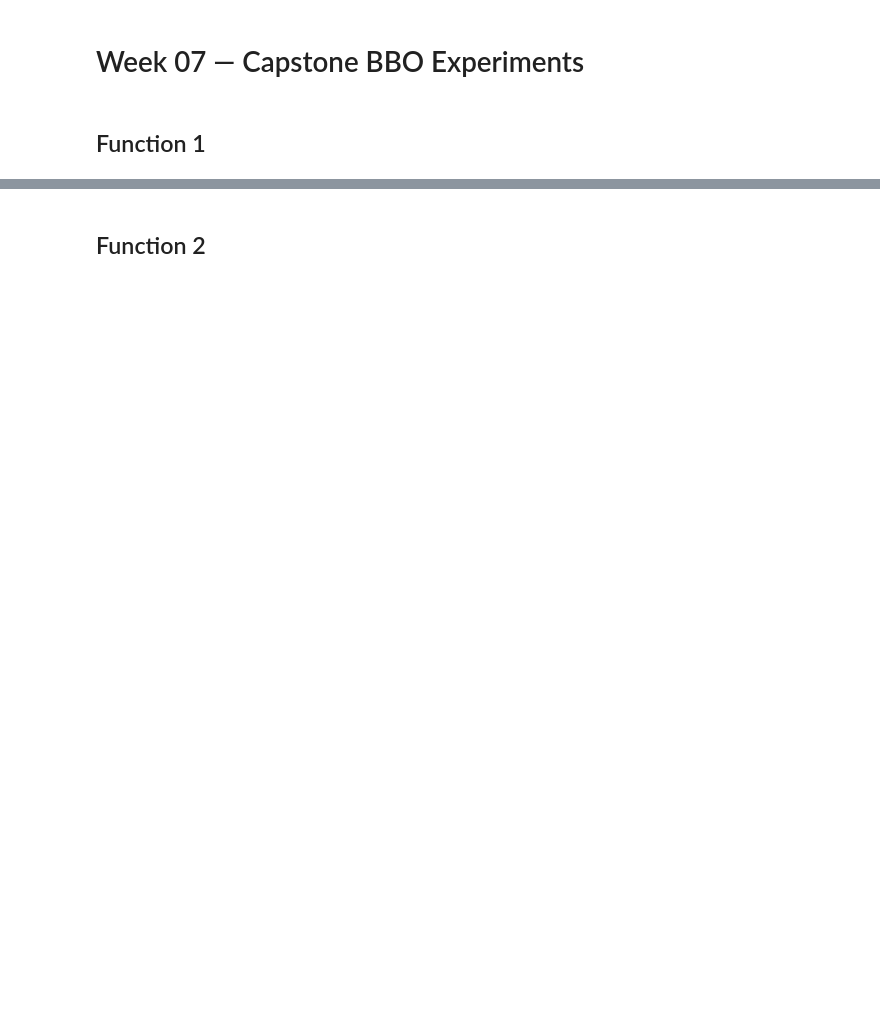
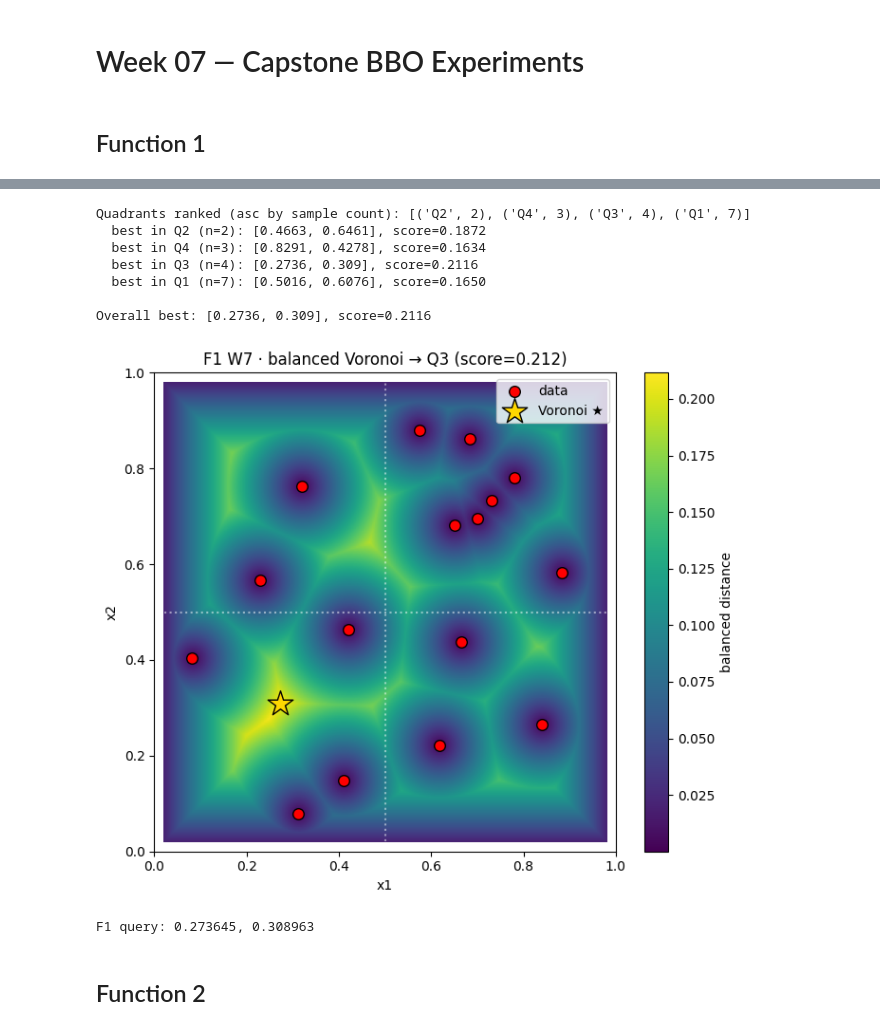
Before and after one commit to martinijfb/capstone_project_AI_ML, a Jupyter notebook: notebooks/week_07.ipynb, the cells around one changed output, grey strips where cells are left out. Cells and saved outputs as stored; diff of their text form; code cells hidden in the pictures; blank space fills up the shorter version.

```diff
--- a/notebooks/week_07.ipynb
+++ b/notebooks/week_07.ipynb
@@ -43,3 +353,64 @@ next_query_1 = None
+# %%
+# ============================================================
+# F1 — Cell H: Balanced Voronoi (fallback) — Q-aware ranking
+# ============================================================
+gv = 300
+xv, yv = np.meshgrid(np.linspace(0.02, 0.98, gv), np.linspace(0.02, 0.98, gv))
+candv = np.column_stack([xv.ravel(), yv.ravel()])
+d_data = cdist(candv, X).min(axis=1)
+d_bdy  = np.minimum(np.minimum(candv[:,0], 1-candv[:,0]), np.minimum(candv[:,1], 1-candv[:,1]))
+balanced = np.minimum(d_data, d_bdy)
+
+def in_q(p, q):
+    if q == 'Q1': return (p[:,0] >= 0.5) & (p[:,1] >= 0.5)
+    if q == 'Q2': return (p[:,0] <  0.5) & (p[:,1] >= 0.5)
+    if q == 'Q3': return (p[:,0] <  0.5) & (p[:,1] <  0.5)
+    if q == 'Q4': return (p[:,0] >= 0.5) & (p[:,1] <  0.5)
+
+ranked = sorted(qc.items(), key=lambda t: t[1])
+print("Quadrants ranked (asc by sample count):", ranked)
+for q, cnt in ranked:
+    mask = in_q(candv, q)
+    sub = balanced.copy(); sub[~mask] = -1
+    bi = sub.argmax()
+    print(f"  best in {q} (n={cnt}): {candv[bi].round(4).tolist()}, score={balanced[bi]:.4f}")
+
+i_v = balanced.argmax()
+voronoi_query = candv[i_v]
+print(f"\nOverall best: {voronoi_query.round(4).tolist()}, score={balanced[i_v]:.4f}")
+
+# Plot
+fig, ax = plt.subplots(figsize=(7, 6))
+im = ax.imshow(balanced.reshape(gv, gv), origin='lower', extent=(0.02, 0.98, 0.02, 0.98),
+               cmap='viridis', aspect='auto')
+ax.scatter(X[:,0], X[:,1], c='red', s=70, edgecolor='k', label='data')
+ax.scatter(*voronoi_query, marker='*', s=400, c='gold', edgecolor='k', zorder=5, label='Voronoi ★')
+ax.axhline(0.5, color='white', linestyle=':', alpha=0.5)
+ax.axvline(0.5, color='white', linestyle=':', alpha=0.5)
+plt.colorbar(im, ax=ax, label='balanced distance')
+ax.set_xlabel('x1'); ax.set_ylabel('x2'); ax.set_xlim(0,1); ax.set_ylim(0,1)
+ax.set_title(f'F1 W7 · balanced Voronoi → Q3 (score={balanced[i_v]:.3f})')
+ax.legend()
+plt.tight_layout()
+plt.savefig('../plots/week_07/function_1_voronoi.png', dpi=110, bbox_inches='tight')
+plt.show()
+# %% [output]
+Quadrants ranked (asc by sample count): [('Q2', 2), ('Q4', 3), ('Q3', 4), ('Q1', 7)]
+  best in Q2 (n=2): [0.4663, 0.6461], score=0.1872
+  best in Q4 (n=3): [0.8291, 0.4278], score=0.1634
+  best in Q3 (n=4): [0.2736, 0.309], score=0.2116
+  best in Q1 (n=7): [0.5016, 0.6076], score=0.1650
+
+Overall best: [0.2736, 0.309], score=0.2116
+[figure, added]
+# %%
+# ============================================================
+# F1 — Cell I: next_query_1 assignment
+# ============================================================
+next_query_1 = voronoi_query.copy()
+print(f"F1 query: " + ", ".join(f"{v:.6f}" for v in next_query_1))
+# %% [output]
+F1 query: 0.273645, 0.308963
 # %% [markdown]
 ## Function 2
 # %%
```
Also changed, not shown: parts of 56 cells of this notebook, 42 other files.
